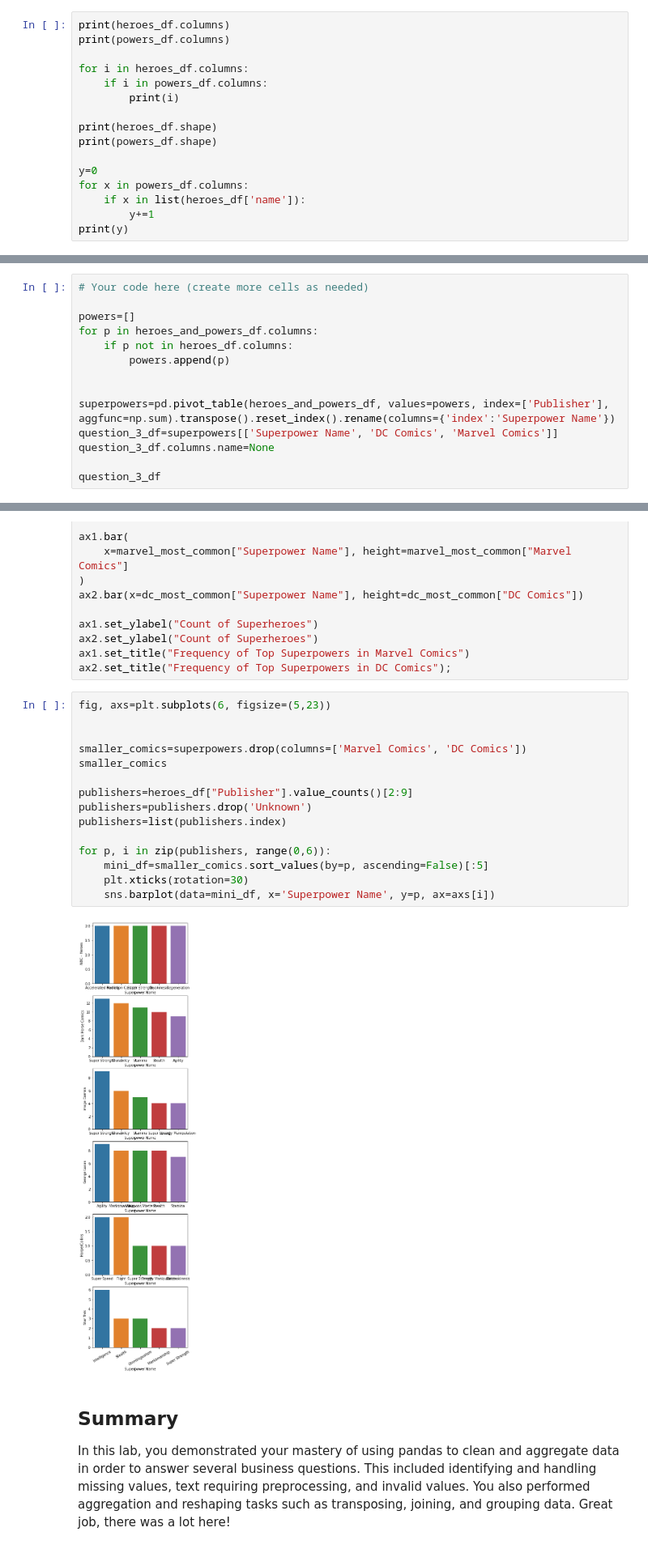
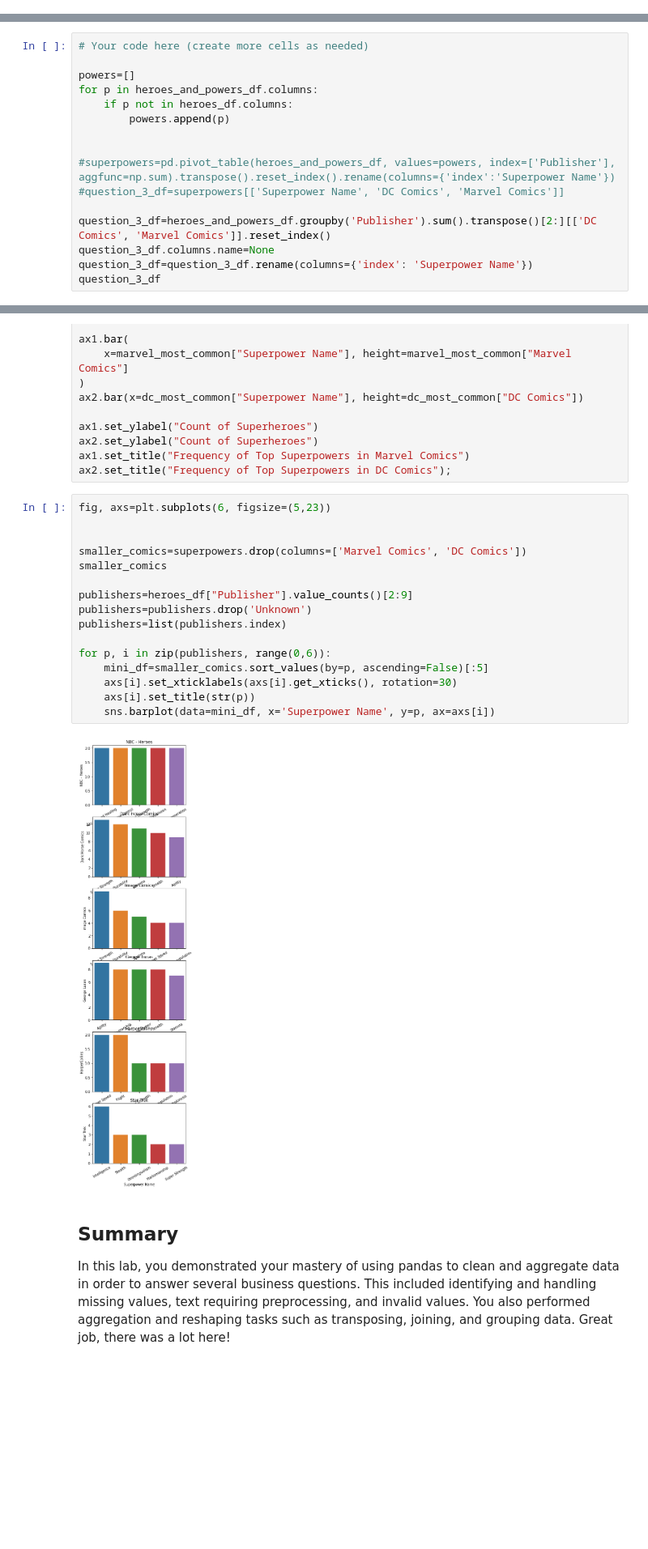
Before and after one commit to jmclaughlin712/dsc-pandas-data-cleaning-lab, a Jupyter notebook: index.ipynb, the cells around one changed output, grey strips where cells are left out. Shown at 81% size. Cells and saved outputs as stored; diff of their text form; blank space fills up the shorter version.

```diff
--- a/index.ipynb
+++ b/index.ipynb
@@ -426,19 +426,3 @@ powers_df
 | Omnipresent | False | False | False | False | False | False | False | False | ... |
 | Omniscient | False | False | False | False | False | False | False | False | ... |
 167 rows × 667 columns
-# %%
-print(heroes_df.columns)
-print(powers_df.columns)
-
-for i in heroes_df.columns:
-    if i in powers_df.columns:
-        print(i)
-
-print(heroes_df.shape)
-print(powers_df.shape)
-
-y=0
-for x in powers_df.columns:
-    if x in list(heroes_df['name']):
-        y+=1
-print(y)
@@ -699,10 +660,12 @@ for p in heroes_and_powers_df.columns:
         powers.append(p)
 
 
-superpowers=pd.pivot_table(heroes_and_powers_df, values=powers, index=['Publisher'], aggfunc=np.sum).transpose().reset_index().rename(columns={'index':'Superpower Name'})
-question_3_df=superpowers[['Superpower Name', 'DC Comics', 'Marvel Comics']]
+#superpowers=pd.pivot_table(heroes_and_powers_df, values=powers, index=['Publisher'], aggfunc=np.sum).transpose().reset_index().rename(columns={'index':'Superpower Name'})
+#question_3_df=superpowers[['Superpower Name', 'DC Comics', 'Marvel Comics']]
+
+question_3_df=heroes_and_powers_df.groupby('Publisher').sum().transpose()[2:][['DC Comics', 'Marvel Comics']].reset_index()
 question_3_df.columns.name=None
-
+question_3_df=question_3_df.rename(columns={'index': 'Superpower Name'})
 question_3_df
 # %% [output]
 |  | Superpower Name | DC Comics | Marvel Comics |
@@ -838,20 +801,21 @@ ax2.set_title("Frequency of Top Superpowers in DC Comics");
 # %%
 fig, axs=plt.subplots(6, figsize=(5,23))
 
 
 smaller_comics=superpowers.drop(columns=['Marvel Comics', 'DC Comics'])
 smaller_comics
 
 publishers=heroes_df["Publisher"].value_counts()[2:9]
 publishers=publishers.drop('Unknown')
 publishers=list(publishers.index)
 
 for p, i in zip(publishers, range(0,6)):
     mini_df=smaller_comics.sort_values(by=p, ascending=False)[:5]
-    plt.xticks(rotation=30)
+    axs[i].set_xticklabels(axs[i].get_xticks(), rotation=30)
+    axs[i].set_title(str(p))
     sns.barplot(data=mini_df, x='Superpower Name', y=p, ax=axs[i])
 # %% [output]
-[figure, old version]
+[figure, new version]
 # %% [markdown]
 ## Summary
 
```
Also changed, not shown: parts of 3 cells of this notebook.
